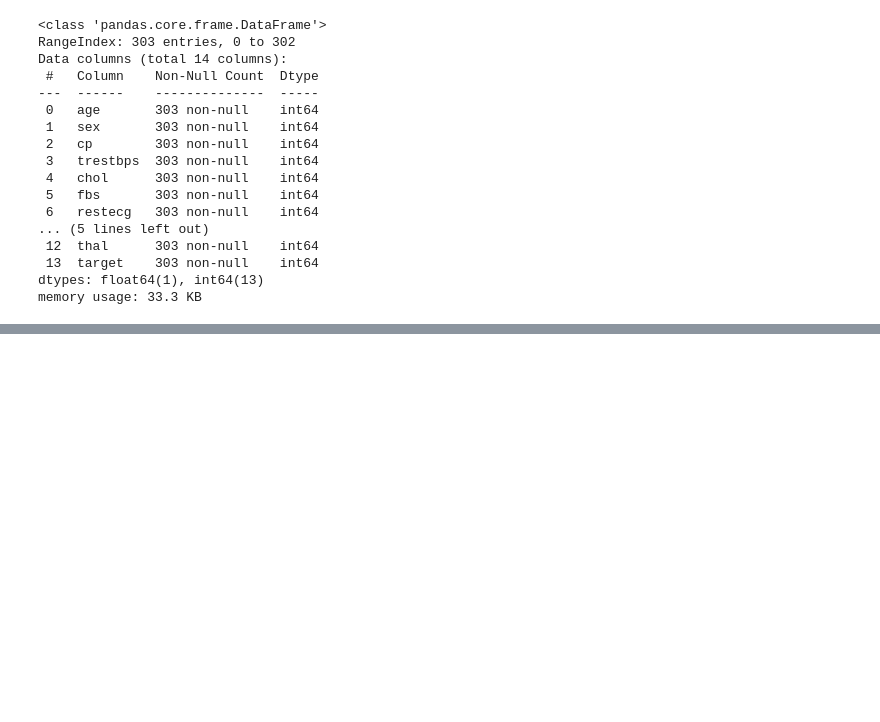
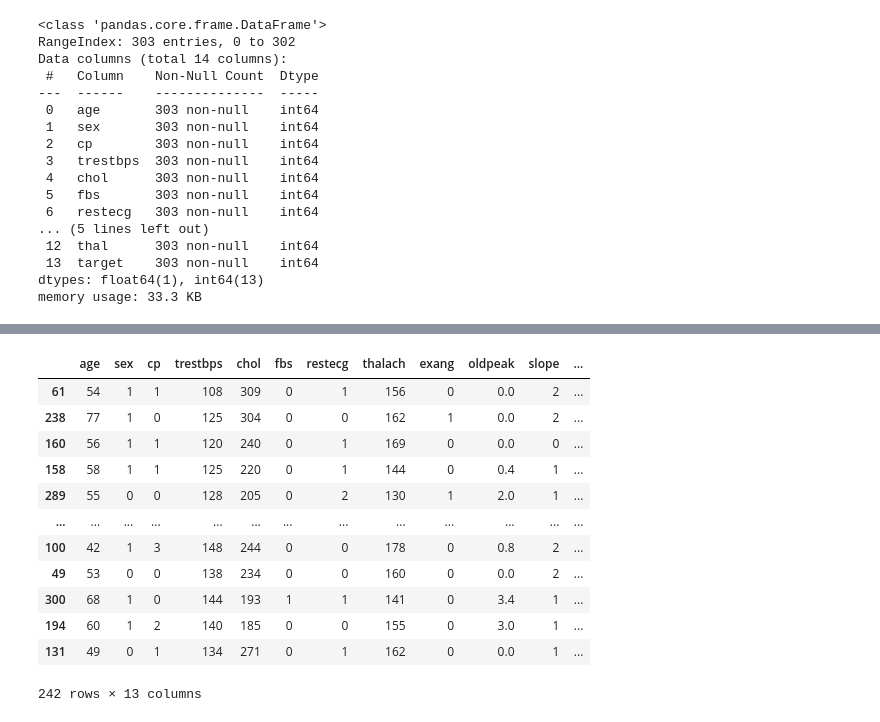
Before and after one commit to Flychuban/Heart-Diseases-Prediction, a Jupyter notebook: HeartDiseasePrediction.ipynb, the cells around one changed output, grey strips where cells are left out. Drawn from its saved outputs; the diff is of its cells as text; code cells hidden in the pictures; blank space fills up the shorter version.

Commit message:
Data splited

```diff
--- a/HeartDiseasePrediction.ipynb
+++ b/HeartDiseasePrediction.ipynb
@@ -77,3 +77,27 @@ data.describe()
 | 50% | 55.000000 | 1.000000 | 1.000000 | 130.000000 | 240.000000 | 0.000000 | 1.000000 | 153.000000 | 0.000000 | 0.800000 | 1.000000 | ... |
 | 75% | 61.000000 | 1.000000 | 2.000000 | 140.000000 | 274.500000 | 0.000000 | 1.000000 | 166.000000 | 1.000000 | 1.600000 | 2.000000 | ... |
 | max | 77.000000 | 1.000000 | 3.000000 | 200.000000 | 564.000000 | 1.000000 | 2.000000 | 202.000000 | 1.000000 | 6.200000 | 2.000000 | ... |
+# %%
+# Extracting labels from data
+
+Y = data['target']
+X = data.drop(['target'], axis=1)
+# %%
+# Split the data
+X_train, X_test, Y_train, Y_test = train_test_split(X, Y, test_size=.2, stratify=Y, random_state=2)
+# %%
+X_train
+# %% [output]
+|  | age | sex | cp | trestbps | chol | fbs | restecg | thalach | exang | oldpeak | slope | ... |
+| 61 | 54 | 1 | 1 | 108 | 309 | 0 | 1 | 156 | 0 | 0.0 | 2 | ... |
+| 238 | 77 | 1 | 0 | 125 | 304 | 0 | 0 | 162 | 1 | 0.0 | 2 | ... |
+| 160 | 56 | 1 | 1 | 120 | 240 | 0 | 1 | 169 | 0 | 0.0 | 0 | ... |
+| 158 | 58 | 1 | 1 | 125 | 220 | 0 | 1 | 144 | 0 | 0.4 | 1 | ... |
+| 289 | 55 | 0 | 0 | 128 | 205 | 0 | 2 | 130 | 1 | 2.0 | 1 | ... |
+| ... | ... | ... | ... | ... | ... | ... | ... | ... | ... | ... | ... | ... |
+| 100 | 42 | 1 | 3 | 148 | 244 | 0 | 0 | 178 | 0 | 0.8 | 2 | ... |
+| 49 | 53 | 0 | 0 | 138 | 234 | 0 | 0 | 160 | 0 | 0.0 | 2 | ... |
+| 300 | 68 | 1 | 0 | 144 | 193 | 1 | 1 | 141 | 0 | 3.4 | 1 | ... |
+| 194 | 60 | 1 | 2 | 140 | 185 | 0 | 0 | 155 | 0 | 3.0 | 1 | ... |
+| 131 | 49 | 0 | 1 | 134 | 271 | 0 | 1 | 162 | 0 | 0.0 | 1 | ... |
+242 rows × 13 columns
```
